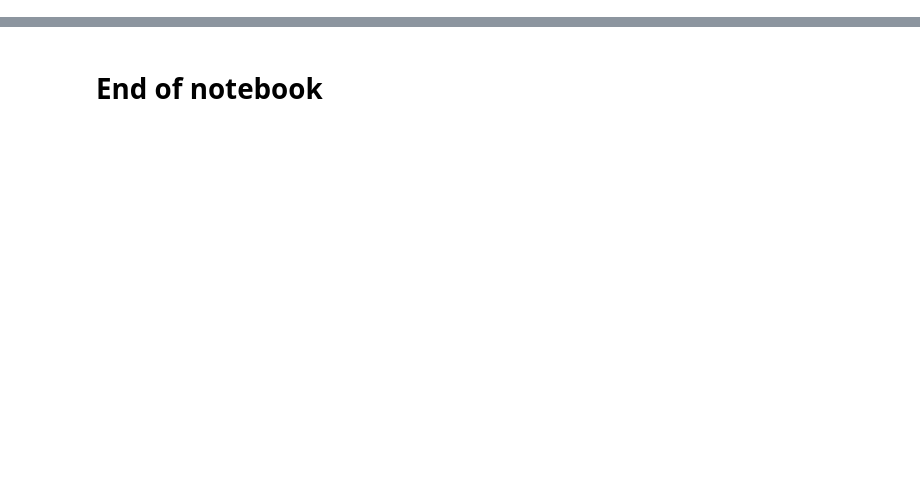
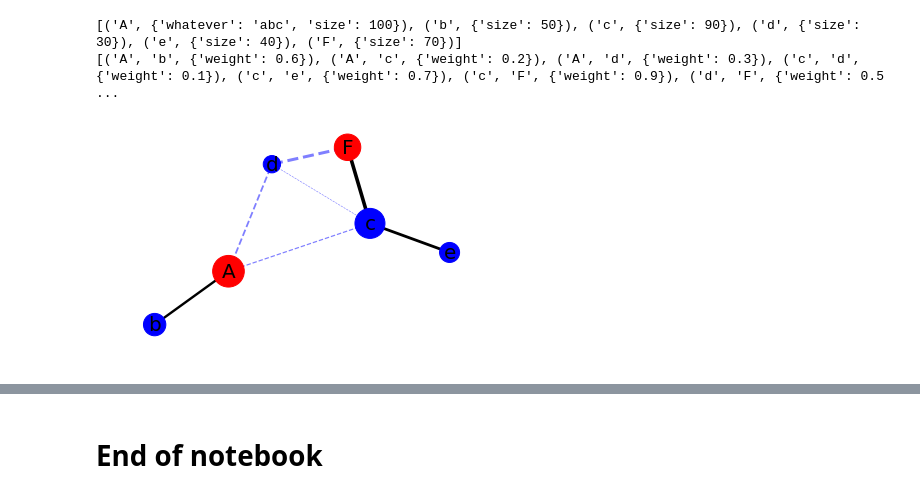
Before and after one commit to roitraining/PythonML, a Jupyter notebook: Ch09-GraphDatabases/Ch09-GraphDatabases.ipynb, the cells around one changed output, grey strips where cells are left out. Saved outputs shown, nothing was run; the diff lists cells and outputs as text; code cells hidden in the pictures; blank space fills up the shorter version.

```diff
--- a/Ch09-GraphDatabases/Ch09-GraphDatabases.ipynb
+++ b/Ch09-GraphDatabases/Ch09-GraphDatabases.ipynb
@@ -50,9 +75,10 @@ plt.show()
 # %%
-%matplotlib
+%matplotlib inline
 import matplotlib.pyplot as plt
 import networkx as nx
 
 G = nx.Graph()
+G.add_node('A', whatever='abc')
 G.add_edge('A', 'b', weight=0.6)
 G.add_edge('A', 'c', weight=0.2)
 G.add_edge('c', 'd', weight=0.1)
@@ -61,31 +87,47 @@ G.add_edge('c', 'F', weight=0.9)
 G.add_edge('A', 'd', weight=0.3)
 G.nodes['A']['size'] = 100
 G.nodes['b']['size'] = 50
 G.nodes['c']['size'] = 90
 G.nodes['d']['size'] = 30
 G.nodes['e']['size'] = 40
 G.nodes['F']['size'] = 70
 
+
+G.add_edge('d','F', weight =.5)
+
+print (G.nodes(data=True))
+print(G.edges(data=True))
+
+pos = nx.spring_layout(G)  # positions for all nodes
+
+# sizes = [10 * d['size'] for k, d in G.nodes(data=True)]
+# print(sizes)
+# nx.draw_networkx_nodes(G, pos, node_size=sizes)
+# plt.show()
 elarge = [(u, v) for (u, v, d) in G.edges(data=True) if d['weight'] > 0.5]
 elargeweight = [d['weight'] * 4 for (_, _, d) in G.edges(data=True) if d['weight'] > 0.5]
 
 esmall = [(u, v) for (u, v, d) in G.edges(data=True) if d['weight'] <= 0.5]
 esmallweight = [d['weight'] * 6 for (_, _, d) in G.edges(data=True) if d['weight'] <= 0.5]
 
 pos = nx.spring_layout(G)  # positions for all nodes
 
 # nodes
 nodesizes = [10 * x['size'] for _,x in G.nodes(data=True)]
 nodecolors = ['r' if x == x.upper() else 'b' for x in G.nodes]
 nx.draw_networkx_nodes(G, pos, node_size=nodesizes, node_color=nodecolors)
 
 # edges
 nx.draw_networkx_edges(G, pos, edgelist=elarge, width=elargeweight)
 nx.draw_networkx_edges(G, pos, edgelist=esmall, width=esmallweight, alpha=0.5, edge_color='b', style='dashed')
 
 # labels
 nx.draw_networkx_labels(G, pos, font_size=20, font_family='sans-serif')
 
 plt.axis('off')
 plt.show()
+# %% [output]
+[('A', {'whatever': 'abc', 'size': 100}), ('b', {'size': 50}), ('c', {'size': 90}), ('d', {'size': 30}), ('e', {'size': 40}), ('F', {'size': 70})]
+[('A', 'b', {'weight': 0.6}), ('A', 'c', {'weight': 0.2}), ('A', 'd', {'weight': 0.3}), ('c', 'd', {'weight': 0.1}), ('c', 'e', {'weight': 0.7}), ('c', 'F', {'weight': 0.9}), ('d', 'F', {'weight': 0.5 ...
+[figure, added]
 # %%
```
Also changed, not shown: parts of 7 cells of this notebook.
